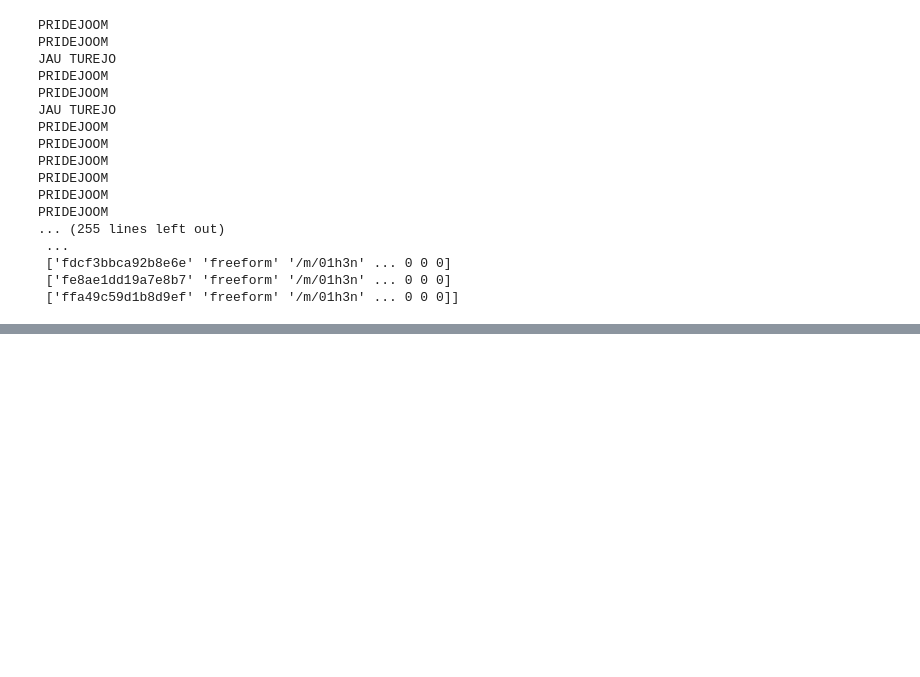
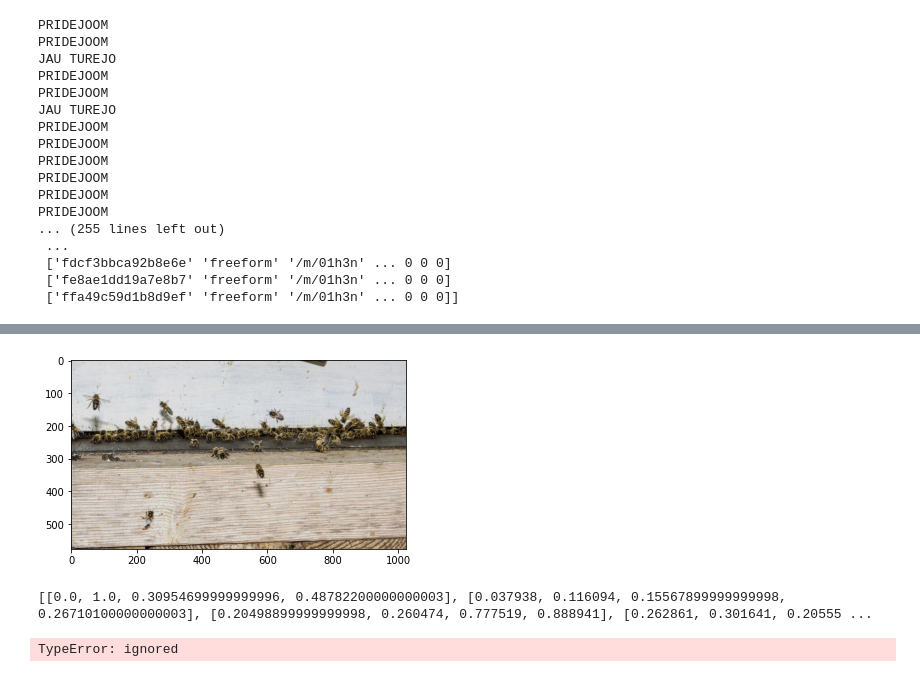
Before and after one commit to ugnet/Faster-RCNN, a Jupyter notebook: Faster_RCNN_pytorch.ipynb, the cells around one changed output, grey strips where cells are left out. Saved outputs shown, nothing was run; the diff lists cells and outputs as text; code cells hidden in the pictures; blank space fills up the shorter version.

Commit message:
Sukurta naudojant „Colaboratory“

```diff
--- a/Faster_RCNN_pytorch.ipynb
+++ b/Faster_RCNN_pytorch.ipynb
@@ -42,12 +42,12 @@ train_image_paths = [TRAIN_BEE_IMAGES, TRAIN_FRUIT_IMAGES, TRAIN_SEAFOOD_IMAGES]
 TEST_PURPOSE = "test"
 TRAIN_PURPOSE = "train"
 
-csv_file=pd.read_csv('/content/drive/MyDrive/GMM/OIDv4_ToolKit/OID/csv_folder/test-annotations-bbox.csv')
-print(csv_file)
-
 root_path = '/content/drive/MyDrive/GMM/OIDv4_ToolKit/OID/Dataset/test/Bee'
 
 #your path
 bee_images_dir = '/content/drive/MyDrive/GMM/OIDv4_ToolKit/OID/Dataset/test/Bee/*.jpg'
 bee_images = imread_collection(bee_images_dir)
+
+from google.colab import drive
+drive.mount('/content/drive')
 # %% [output]
@@ -301,9 +203,0 @@ print(len(ctr_x), ctr_x)
-# %%
-index=0
-ctr = np.zeros((2500, 2))
-for x in range(len(ctr_x)):
-  for y in range(len(ctr_y)):
-    ctr[index, 1] = ctr_x[x]-8
-    ctr[index, 0] = ctr_y[y]-8
-    index +=1
-print(ctr.shape)
@@ -516,24 +422,52 @@ torch.Size([1, 512, 85, 128])
 # %%
 #Main
 
 def prepareData(purpose):
   if (purpose == TEST_PURPOSE):
     #csffile that we will read
     csv_file = pd.read_csv(test_csv_path)
     rows = filterCsvRows(test_image_paths, csv_file)
     dataset = createDataset(TEST_PURPOSE, rows)
     return dataset
   elif (purpose == TRAIN_PURPOSE):
     #csffile that we will read
     csv_file = pd.read_csv(train_csv_path)
     rows = filterCsvRows(train_image_paths, csv_file)
     dataset = createDataset(TRAIN_PURPOSE, rows)
     return dataset
   else:
     return NOT_FOUND
 
 dataset = prepareData(TEST_PURPOSE)
+data_loader = torch.utils.data.DataLoader(dataset, batch_size=3, shuffle=True, num_workers=2, collate_fn=None)
+model = RPN()
+
+
+path = dataset.getItemById("0f8a109dbd1784be").path
+image = get_image(path)
+display_image(image)
+print(dataset.getItemById("0f8a109dbd1784be").box_coordinates)
+
+
+dataiter =iter(data_loader)
+data = dataiter.next()
+items = data
+
 
 #resize images
 #display image with its boxes
-def train_model(epochs, model, input):
+def train_model(vgg_req_features, epochs, model, train_data_loader):
+  for epoch in range(epochs):
+    model.train()
+    print("Epoch ", epoch)
+    for image in train_data_loader:
+      print("Image")
+      print(image)
+      break
+
+
+train_model(faster_rcnn_fe_extractor, 2, model, data_loader)
+# %% [output]
+[figure, added]
+[[0.0, 1.0, 0.30954699999999996, 0.48782200000000003], [0.037938, 0.116094, 0.15567899999999998, 0.26710100000000003], [0.20498899999999998, 0.260474, 0.777519, 0.888941], [0.262861, 0.301641, 0.20555 ...
+TypeError: ignored
```
Also changed, not shown: parts of 14 cells of this notebook.
